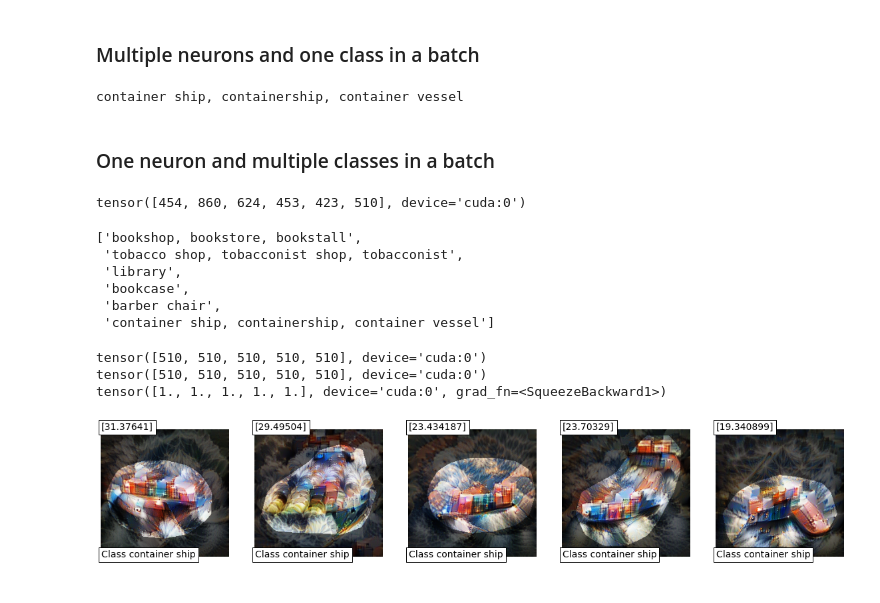
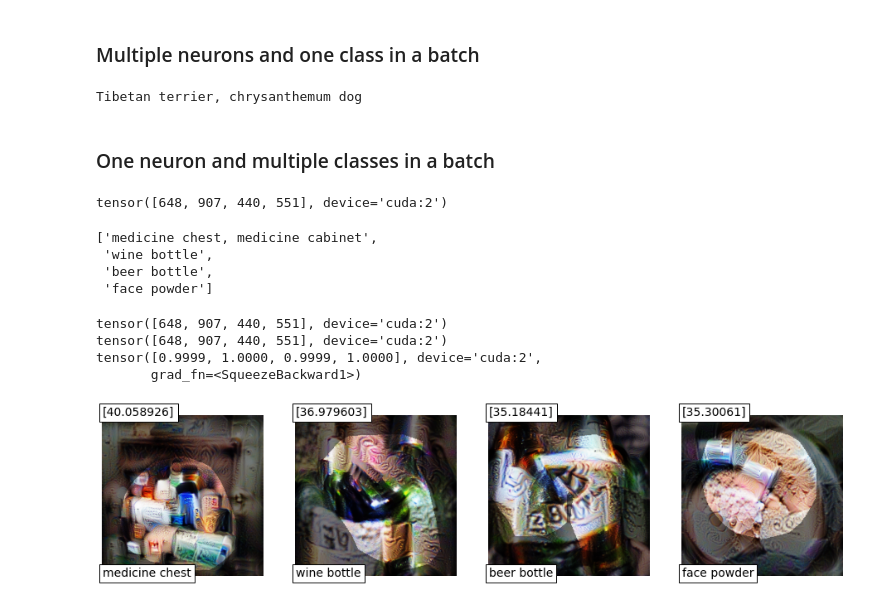
Before and after one commit to yeongjoonJu/NeuroInspect, a Jupyter notebook: examples_for_visualization.ipynb, the cells around one changed output. Cells and saved outputs as stored; diff of their text form; code cells hidden in the pictures.

```diff
--- a/examples_for_visualization.ipynb
+++ b/examples_for_visualization.ipynb
@@ -2,30 +2,31 @@
 from utils.model_utils import load_vision_model
 
 from clip_illusion import Illusion
-from utils.objectives import ClassConditionalObjective
+from utils.objectives import ClassConditionalObjective, ChannelObjective
 
 import torch
 from utils.config import Domain2Dict
 
-model_name = "resnet18"
+model_name = "resnet18"#"vit_base_patch16_224"
 domain_name = "imagenet"
-device_id="cuda:0"
-ckpt_path = None
+device_id="cuda:2"
+ckpt_path = None#"ckpt/flowers102_resnet50/best_model.pt"
 # class_alpha = 0.8
 
 device = torch.device(device_id if torch.cuda.is_available() else "cpu")
 class_dict = Domain2Dict[domain_name]
 # load model
 transform, model, pool, decision, config = load_vision_model(model_name, device=device, ckpt_path=ckpt_path)
-obj = ClassConditionalObjective(image_size=224, class_gamma=0.8, domain_eps=0.05)
-illusion = Illusion(model, decision, obj, class_dict=class_dict, \
+obj = ClassConditionalObjective(image_size=224, class_gamma=0.5, domain_eps=0.02, is_vit=False)
+# obj = ChannelObjective(image_size=224)
+illusion = Illusion(model, decision, obj, class_dict=class_dict,\
         device=device, img_mean=config["mean"], img_std=config["std"])
 # %% [markdown]
 ### Multiple neurons and one class in a batch
 # %%
 from utils.prompts import prepare_class_names
 
-class_idx = 510
+class_idx = 200
 print(class_dict[class_idx])
 batch_size = 5
 target_neuron = torch.topk(decision.weight.data[class_idx], k=batch_size, dim=0, largest=True)[1]
@@ -49,15 +50,15 @@ illusion.objective_fn.class_idx = class_indices
 # Generate Feature
 class_names = prepare_class_names(class_indices, class_dict)
 # %% [output]
-container ship, containership, container vessel
+Tibetan terrier, chrysanthemum dog
 # %% [markdown]
 ### One neuron and multiple classes in a batch
 # %%
 from utils.prompts import prepare_class_names
 
-target_neuron = 1
+target_neuron = 405
 class_idx = None
-batch_size = 6
+batch_size = 4
 
 # set neuron idx
 target_neuron = torch.LongTensor([target_neuron for _ in range(batch_size)]).to(device)
@@ -71,7 +72,8 @@ if class_idx is None:
     logits = illusion.decision(dummy.to(device))
     class_indices = torch.topk(logits[0], k=batch_size, dim=0)[1]
 else:
-    class_indices = torch.LongTensor([class_idx for _ in range(batch_size)]).to(device)
+    # class_indices = torch.LongTensor([class_idx for _ in range(batch_size)]).to(device)
+    class_indices = torch.LongTensor([170, 190, 210, 230]).to(device)
 
 illusion.objective_fn.class_idx = class_indices
 print(class_indices)
@@ -79,17 +81,15 @@ print(class_indices)
 class_names = prepare_class_names(class_indices, class_dict)
 class_names
 # %% [output]
-tensor([454, 860, 624, 453, 423, 510], device='cuda:0')
+tensor([648, 907, 440, 551], device='cuda:2')
-['bookshop, bookstore, bookstall',
- 'tobacco shop, tobacconist shop, tobacconist',
- 'library',
- 'bookcase',
- 'barber chair',
- 'container ship, containership, container vessel']
+['medicine chest, medicine cabinet',
+ 'wine bottle',
+ 'beer bottle',
+ 'face powder']
 # %%
 # Generate CLIP-Illusion
-images, acts, masks = illusion.optimize_caption_and_dream(model.layer4, batch_size=batch_size,\
-                lr=9e-3, weight_decay=2e-4, iters=450, texts=class_names, quiet=False, reduction=0.4, threshold=0.2)
+images, acts, masks = illusion.optimize_caption_and_dream(model.layer4, batch_size=batch_size, is_vit=False,\
+                lr=9e-3, weight_decay=1e-3, iters=500, texts=class_names, quiet=False, reduction=0.5, threshold=0.25)
 # %%
 # torch.softmax(model(illusion.postprocess(images)), dim=-1)[:, class_idx]
 probs = torch.softmax(model(illusion.postprocess(images)), dim=-1)
@@ -97,9 +97,10 @@ print(torch.argmax(probs,dim=1))
 print(class_indices)
 print(torch.gather(probs, 1, class_indices.unsqueeze(-1)).squeeze(1))
 # %% [output]
-tensor([510, 510, 510, 510, 510], device='cuda:0')
-tensor([510, 510, 510, 510, 510], device='cuda:0')
-tensor([1., 1., 1., 1., 1.], device='cuda:0', grad_fn=<SqueezeBackward1>)
+tensor([648, 907, 440, 551], device='cuda:2')
+tensor([648, 907, 440, 551], device='cuda:2')
+tensor([0.9999, 1.0000, 0.9999, 1.0000], device='cuda:2',
+       grad_fn=<SqueezeBackward1>)
 # %%
 import matplotlib.pyplot as plt
 from utils.ops import to_rgb
@@ -110,18 +111,18 @@ _acts = acts.cpu().detach().numpy()
 # %%
 pil_images = [Image.fromarray(_images[i], "RGB") for i in range(batch_size)]
 
 fig, axes = plt.subplots(1,batch_size)
 
 fig.set_figheight(4)
 fig.set_figwidth(4*batch_size)
 
 neurons = target_neuron.tolist()
 
 for i in range(batch_size):
     axes[i].imshow(pil_images[i]);
     axes[i].axis(False);
     axes[i].text(0.5, 0.5, _acts[i], fontsize=14, bbox=dict(facecolor="white"));
-    axes[i].text(0.5, 224, "Class "+class_names[i].split(",")[0], fontsize=14, bbox=dict(facecolor="white"));
+    axes[i].text(0.5, 224, class_names[i].split(",")[0], fontsize=14, bbox=dict(facecolor="white"));
     # axes[i].text(0.5, 224, f"Class {class_names[i]}", fontsize=14, bbox=dict(facecolor="white"));
 # %% [output]
-[figure, old version]
+[figure, new version]
```
Also changed, not shown: parts of 3 cells of this notebook, 11 other files.
